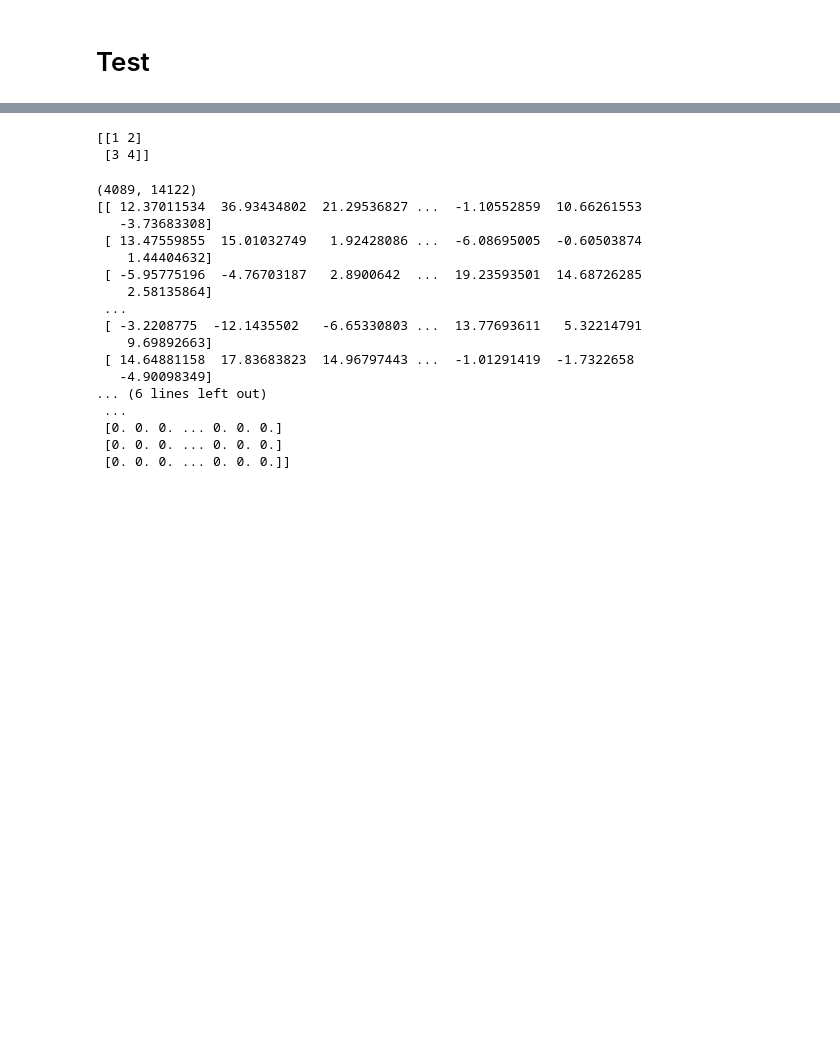
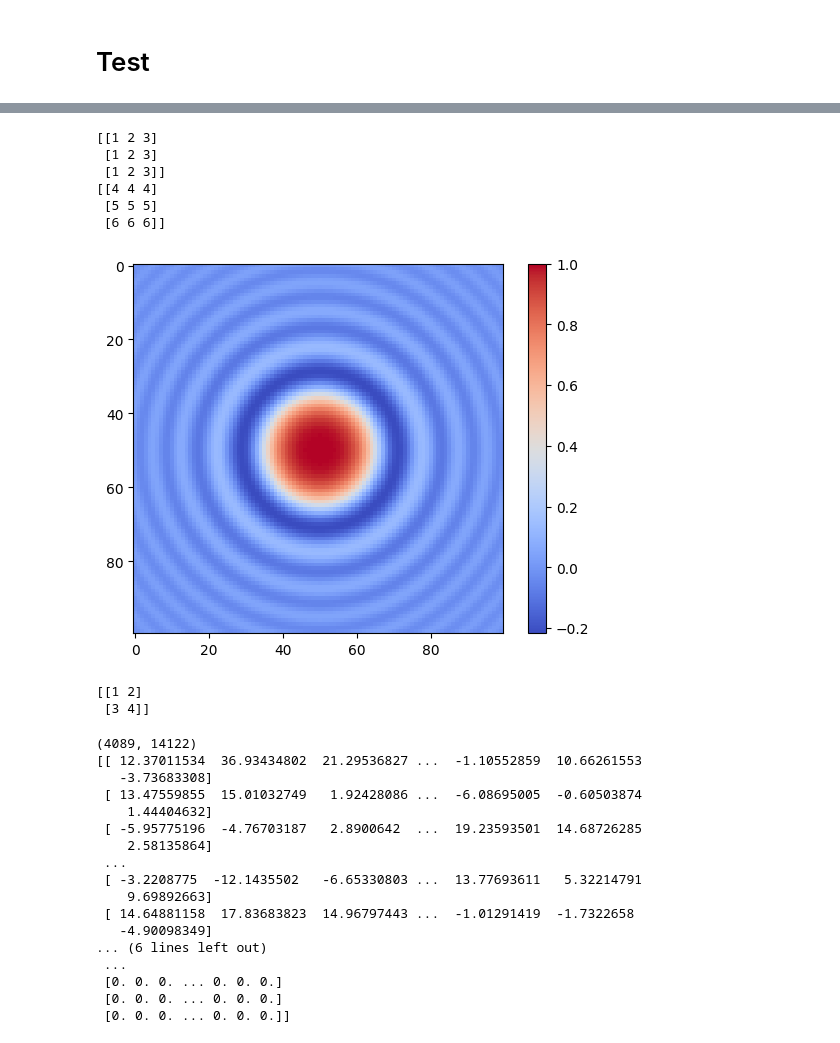
Before and after one commit to zhaochenyang20/Neuro_Modeling, a Jupyter notebook: dev.ipynb, the cells around one changed output, grey strips where cells are left out. Cells and saved outputs as stored; diff of their text form; code cells hidden in the pictures; blank space fills up the shorter version.

```diff
--- a/dev.ipynb
+++ b/dev.ipynb
@@ -217,3 +262,43 @@ plot_active_regions_by_steps(neu, rel_threshold=0.7, save_pic = True, save_gif=T
+# %%
+import numpy as np
+
+# 创建一维数组
+x = np.array([1, 2, 3])
+y = np.array([4, 5, 6])
+
+# 生成二维网格
+xx, yy = np.meshgrid(x, y)
+
+# 打印结果
+print(xx)
+print(yy)
+# %% [output]
+[[1 2 3]
+ [1 2 3]
+ [1 2 3]]
+[[4 4 4]
+ [5 5 5]
+ [6 6 6]]
+# %%
+import matplotlib.pyplot as plt
+import numpy as np
+
+# 创建数据
+x = np.arange(-5, 5, 0.1)
+y = np.arange(-5, 5, 0.1)
+xx, yy = np.meshgrid(x, y)
+z = np.sin(xx**2 + yy**2) / (xx**2 + yy**2)
+
+# 绘制热力图
+plt.imshow(z, cmap='coolwarm', interpolation='nearest')
+
+# 添加颜色条
+plt.colorbar()
+
+# 显示图像
+plt.show()
+# %% [output]
+[figure, added]
 # %%
 a = np.array([1,2,3,4])
 a1 = a.reshape(2, -1)
```
Also changed, not shown: parts of 5 cells of this notebook, 16 other files.
